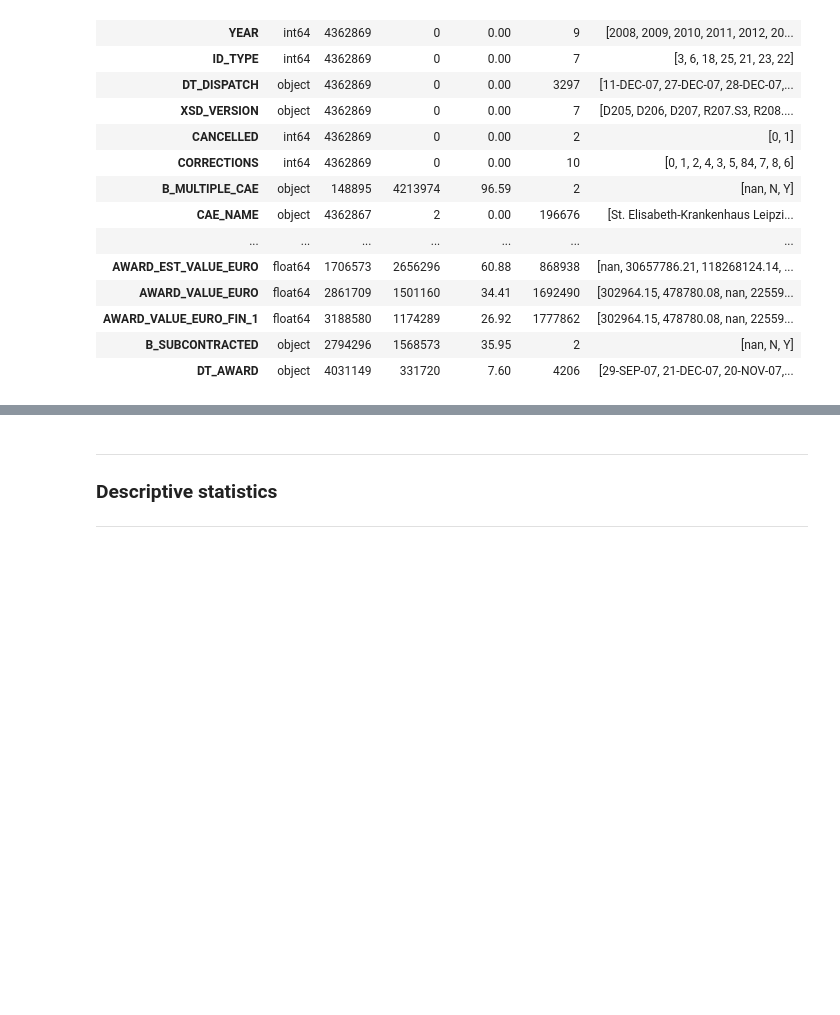
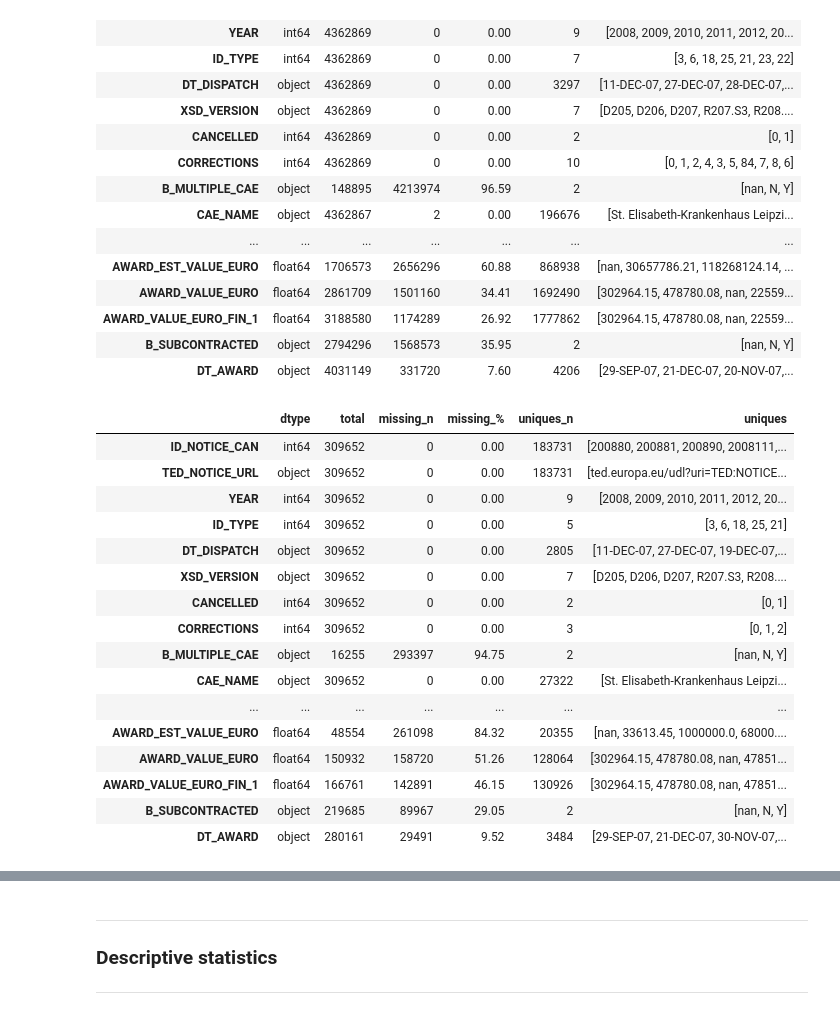
Before and after one commit to datascience-faina/public-procurement-support, a Jupyter notebook: notebooks/01_data_overview.ipynb, the cells around one changed output, grey strips where cells are left out. Cells and saved outputs as stored; diff of their text form; code cells hidden in the pictures; blank space fills up the shorter version.

```diff
--- a/notebooks/01_data_overview.ipynb
+++ b/notebooks/01_data_overview.ipynb
@@ -173,6 +179,30 @@ overview(df)
 | AWARD_VALUE_EURO_FIN_1 | float64 | 3188580 | 1174289 | 26.92 | 1777862 | [302964.15, 478780.08, nan, 22559... |
 | B_SUBCONTRACTED | object | 2794296 | 1568573 | 35.95 | 2 | [nan, N, Y] |
 | DT_AWARD | object | 4031149 | 331720 | 7.60 | 4206 | [29-SEP-07, 21-DEC-07, 20-NOV-07,... |
+# %%
+# ---------------------------------------------------------
+# Germany
+# ----------------------------------------------------------
+
+overview(df_de)
+# %% [output]
+|  | dtype | total | missing_n | missing_% | uniques_n | uniques |
+| ID_NOTICE_CAN | int64 | 309652 | 0 | 0.00 | 183731 | [200880, 200881, 200890, 2008111,... |
+| TED_NOTICE_URL | object | 309652 | 0 | 0.00 | 183731 | [ted.europa.eu/udl?uri=TED:NOTICE... |
+| YEAR | int64 | 309652 | 0 | 0.00 | 9 | [2008, 2009, 2010, 2011, 2012, 20... |
+| ID_TYPE | int64 | 309652 | 0 | 0.00 | 5 | [3, 6, 18, 25, 21] |
+| DT_DISPATCH | object | 309652 | 0 | 0.00 | 2805 | [11-DEC-07, 27-DEC-07, 19-DEC-07,... |
+| XSD_VERSION | object | 309652 | 0 | 0.00 | 7 | [D205, D206, D207, R207.S3, R208.... |
+| CANCELLED | int64 | 309652 | 0 | 0.00 | 2 | [0, 1] |
+| CORRECTIONS | int64 | 309652 | 0 | 0.00 | 3 | [0, 1, 2] |
+| B_MULTIPLE_CAE | object | 16255 | 293397 | 94.75 | 2 | [nan, N, Y] |
+| CAE_NAME | object | 309652 | 0 | 0.00 | 27322 | [St. Elisabeth-Krankenhaus Leipzi... |
+| ... | ... | ... | ... | ... | ... | ... |
+| AWARD_EST_VALUE_EURO | float64 | 48554 | 261098 | 84.32 | 20355 | [nan, 33613.45, 1000000.0, 68000.... |
+| AWARD_VALUE_EURO | float64 | 150932 | 158720 | 51.26 | 128064 | [302964.15, 478780.08, nan, 47851... |
+| AWARD_VALUE_EURO_FIN_1 | float64 | 166761 | 142891 | 46.15 | 130926 | [302964.15, 478780.08, nan, 47851... |
+| B_SUBCONTRACTED | object | 219685 | 89967 | 29.05 | 2 | [nan, N, Y] |
+| DT_AWARD | object | 280161 | 29491 | 9.52 | 3484 | [29-SEP-07, 21-DEC-07, 30-NOV-07,... |
 # %% [markdown]
 #### Notes: Data Quality Overview
 
```
Also changed, not shown: parts of 15 cells of this notebook, 29 other files.
